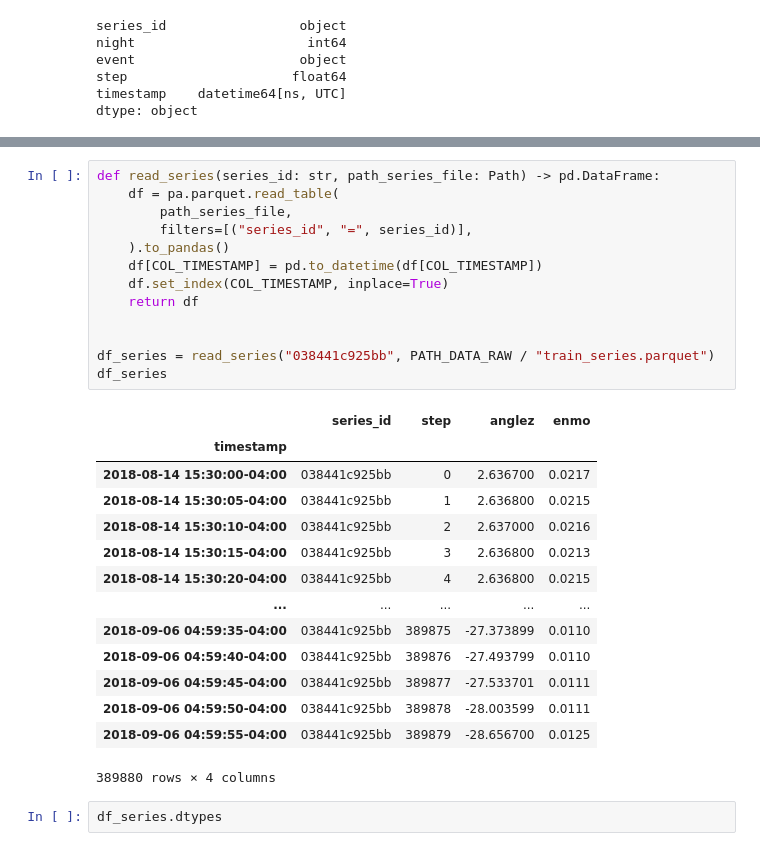
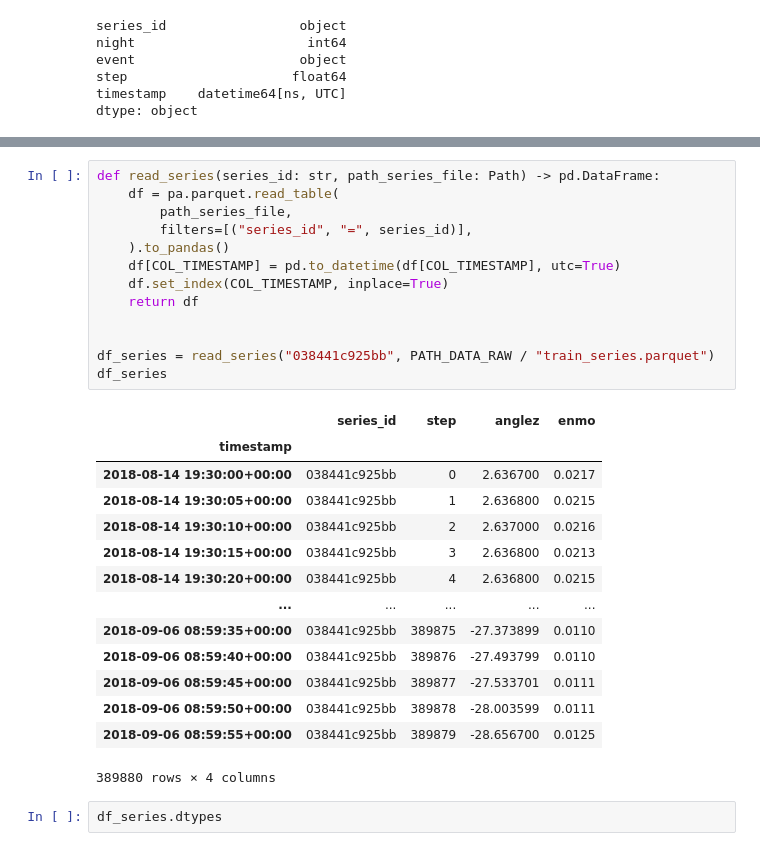
Before and after one commit to RikiTikkiTavi/kaggle-detect_sleep_states, a Jupyter notebook: notebooks/1-EDA.ipynb, the cells around one changed output, grey strips where cells are left out. Cells and saved outputs as stored; diff of their text form.

```diff
--- a/notebooks/1-EDA.ipynb
+++ b/notebooks/1-EDA.ipynb
@@ -53,30 +80,30 @@ dtype: object
 # %%
 def read_series(series_id: str, path_series_file: Path) -> pd.DataFrame:
     df = pa.parquet.read_table(
         path_series_file,
         filters=[("series_id", "=", series_id)],
     ).to_pandas()
-    df[COL_TIMESTAMP] = pd.to_datetime(df[COL_TIMESTAMP])
+    df[COL_TIMESTAMP] = pd.to_datetime(df[COL_TIMESTAMP], utc=True)
     df.set_index(COL_TIMESTAMP, inplace=True)
     return df
 
 
 df_series = read_series("038441c925bb", PATH_DATA_RAW / "train_series.parquet")
 df_series
 # %% [output]
 |  | series_id | step | anglez | enmo |
 | timestamp |  |  |  |  |
-| 2018-08-14 15:30:00-04:00 | 038441c925bb | 0 | 2.636700 | 0.0217 |
-| 2018-08-14 15:30:05-04:00 | 038441c925bb | 1 | 2.636800 | 0.0215 |
-| 2018-08-14 15:30:10-04:00 | 038441c925bb | 2 | 2.637000 | 0.0216 |
-| 2018-08-14 15:30:15-04:00 | 038441c925bb | 3 | 2.636800 | 0.0213 |
-| 2018-08-14 15:30:20-04:00 | 038441c925bb | 4 | 2.636800 | 0.0215 |
+| 2018-08-14 19:30:00+00:00 | 038441c925bb | 0 | 2.636700 | 0.0217 |
+| 2018-08-14 19:30:05+00:00 | 038441c925bb | 1 | 2.636800 | 0.0215 |
+| 2018-08-14 19:30:10+00:00 | 038441c925bb | 2 | 2.637000 | 0.0216 |
+| 2018-08-14 19:30:15+00:00 | 038441c925bb | 3 | 2.636800 | 0.0213 |
+| 2018-08-14 19:30:20+00:00 | 038441c925bb | 4 | 2.636800 | 0.0215 |
 | ... | ... | ... | ... | ... |
-| 2018-09-06 04:59:35-04:00 | 038441c925bb | 389875 | -27.373899 | 0.0110 |
-| 2018-09-06 04:59:40-04:00 | 038441c925bb | 389876 | -27.493799 | 0.0110 |
-| 2018-09-06 04:59:45-04:00 | 038441c925bb | 389877 | -27.533701 | 0.0111 |
-| 2018-09-06 04:59:50-04:00 | 038441c925bb | 389878 | -28.003599 | 0.0111 |
-| 2018-09-06 04:59:55-04:00 | 038441c925bb | 389879 | -28.656700 | 0.0125 |
+| 2018-09-06 08:59:35+00:00 | 038441c925bb | 389875 | -27.373899 | 0.0110 |
+| 2018-09-06 08:59:40+00:00 | 038441c925bb | 389876 | -27.493799 | 0.0110 |
+| 2018-09-06 08:59:45+00:00 | 038441c925bb | 389877 | -27.533701 | 0.0111 |
+| 2018-09-06 08:59:50+00:00 | 038441c925bb | 389878 | -28.003599 | 0.0111 |
+| 2018-09-06 08:59:55+00:00 | 038441c925bb | 389879 | -28.656700 | 0.0125 |
 389880 rows × 4 columns
 # %%
 df_series.dtypes
```
Also changed, not shown: parts of 7 cells of this notebook, 1 other file.
